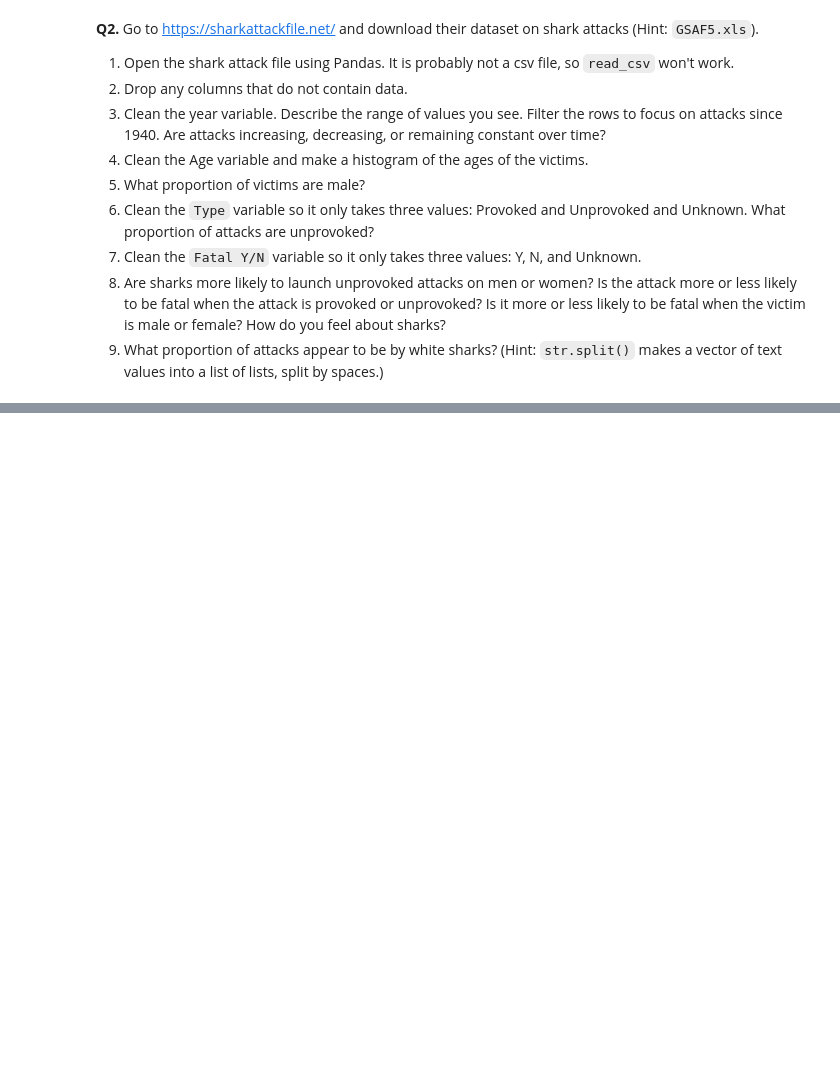
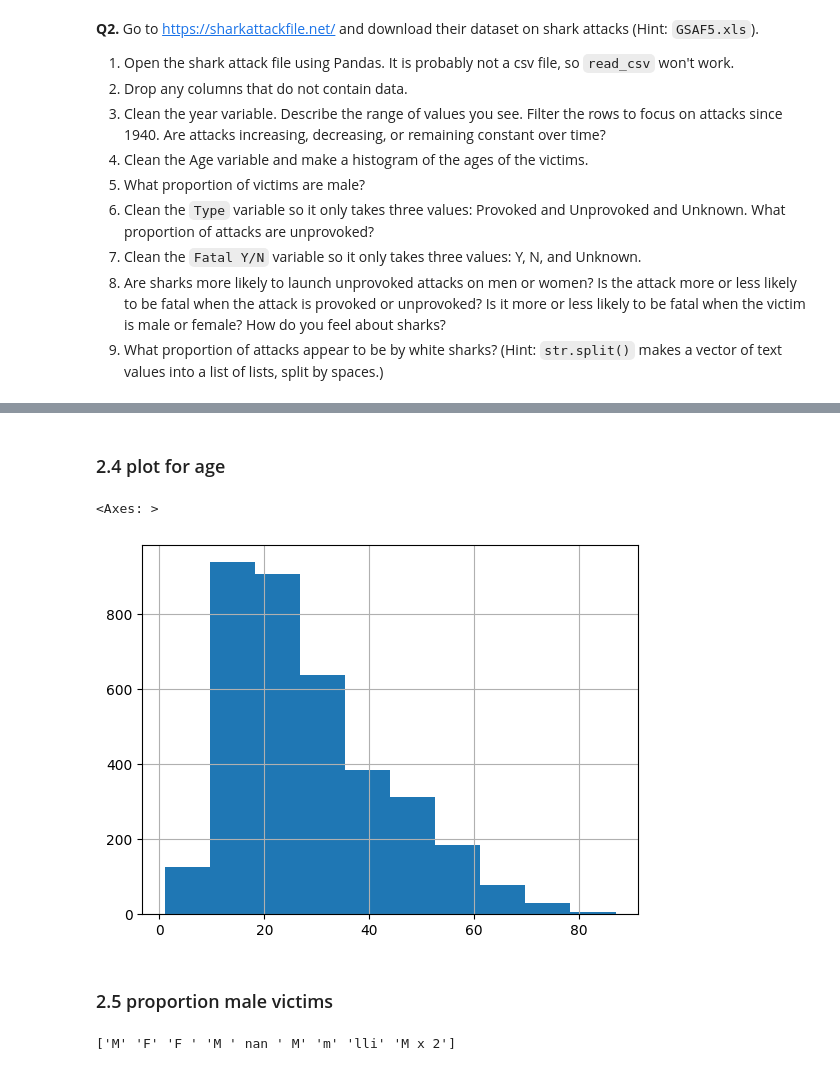
Before and after one commit to emilyzyzhou/wrangling_assignment, a Jupyter notebook: assignment.ipynb, the cells around one changed output, grey strips where cells are left out. Saved outputs shown, nothing was run; the diff lists cells and outputs as text; code cells hidden in the pictures; blank space fills up the shorter version.

```diff
--- a/assignment.ipynb
+++ b/assignment.ipynb
@@ -268,0 +348,7 @@ In addition to that, I floored imposed sentence because they were measured in mo
+# %%
+shark_recent.loc[:, 'Age'] = shark_recent['Age'].replace(['?'], np.nan)
+shark_recent.loc[shark_recent['Age'].notna(), 'Age'] = shark_recent['Age'].astype(str).str.replace(r'\+', '', regex=True) # for all 30+ or 40+, we take the base number
+shark_recent.loc[:, 'Age'] = pd.to_numeric(shark_recent['Age'], errors='coerce')
+
+print(shark_recent['Age'].dropna().unique()[:235])
+print(shark_recent['Age'].dropna().dtype)
@@ -268,0 +363,13 @@ In addition to that, I floored imposed sentence because they were measured in mo
+# %% [markdown]
+### 2.4 plot for age
+# %%
+shark_recent['Age'].dropna().hist()
+# %% [output]
+<Axes: >
+[figure, added]
+# %% [markdown]
+### 2.5 proportion male victims
+# %%
+print(shark_recent['Sex'].unique()[:30])
+# %% [output]
+['M' 'F' 'F ' 'M ' nan ' M' 'm' 'lli' 'M x 2']
```
Also changed, not shown: parts of 14 cells of this notebook, 1 other file.
